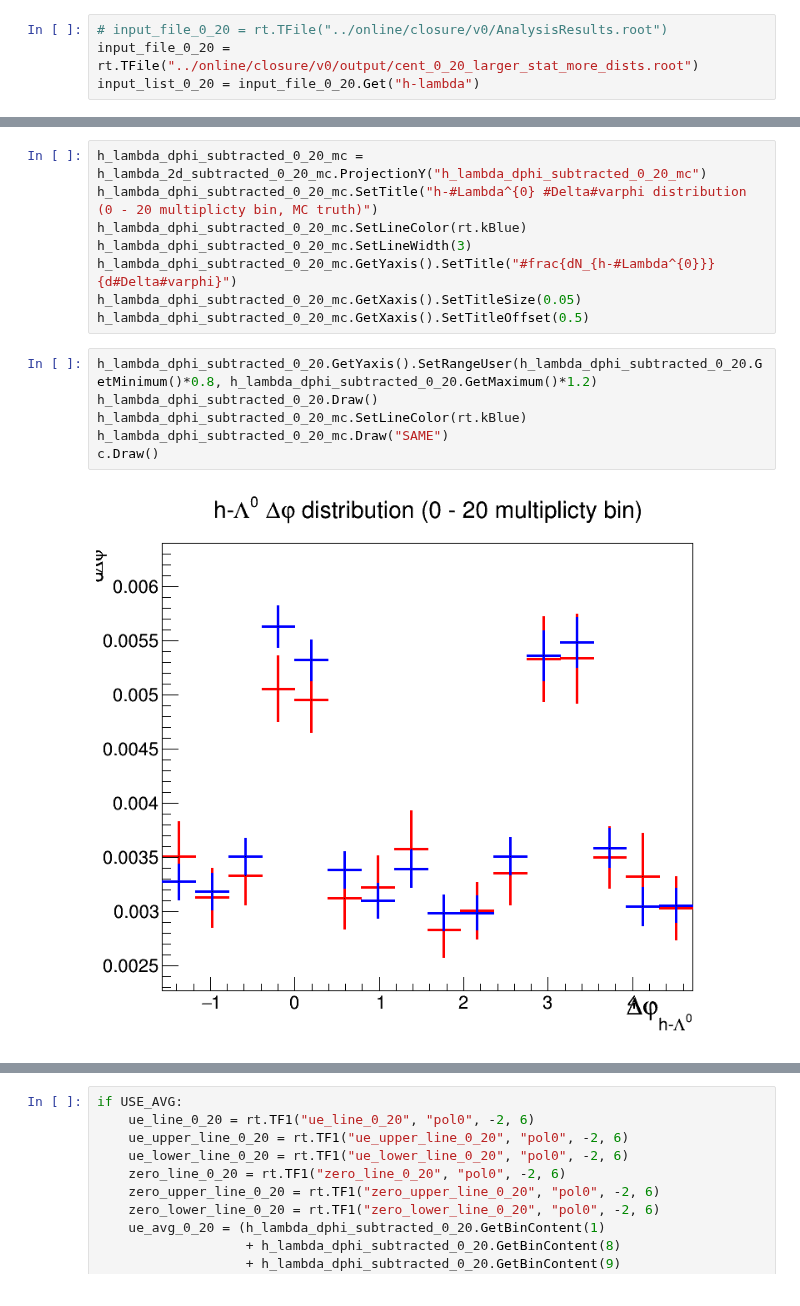
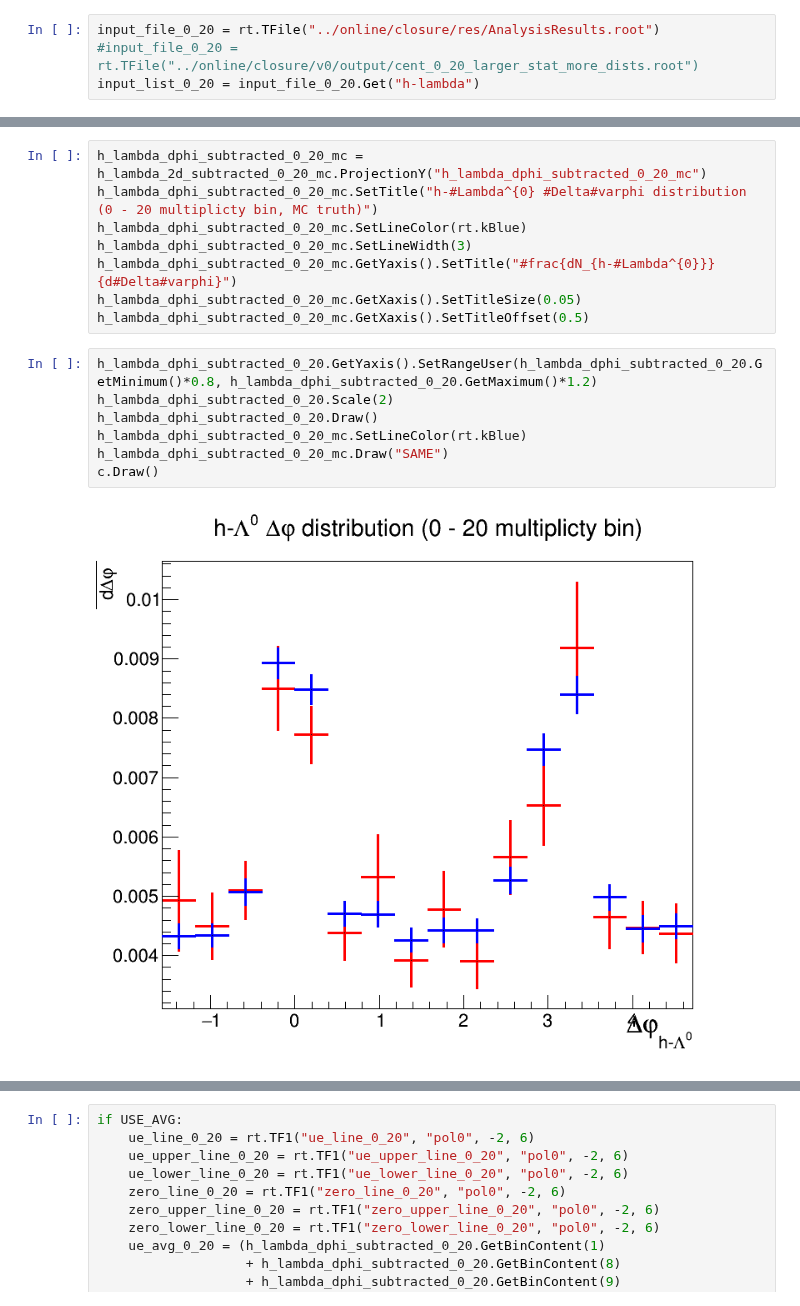
Before and after one commit to rhanniga/lambda-over-hadron, a Jupyter notebook: mc/offline/v0_closure_test.ipynb, the cells around one changed output, grey strips where cells are left out. Saved outputs shown, nothing was run; the diff lists cells and outputs as text.

```diff
--- a/mc/offline/v0_closure_test.ipynb
+++ b/mc/offline/v0_closure_test.ipynb
@@ -40,6 +40,6 @@ Warning in <TCanvas::Constructor>: Deleting canvas with same name: main_canvas
 # %%
-# input_file_0_20 = rt.TFile("../online/closure/v0/AnalysisResults.root")
-input_file_0_20 = rt.TFile("../online/closure/v0/output/cent_0_20_larger_stat_more_dists.root")
+input_file_0_20 = rt.TFile("../online/closure/res/AnalysisResults.root")
+#input_file_0_20 = rt.TFile("../online/closure/v0/output/cent_0_20_larger_stat_more_dists.root")
 input_list_0_20 = input_file_0_20.Get("h-lambda")
 # %%
 trig_dist_0_20 = input_list_0_20.FindObject("fTriggerDistEff_checkMC")
@@ -627,12 +617,13 @@ h_lambda_dphi_subtracted_0_20_mc.GetXaxis().SetTitleSize(0.05)
 h_lambda_dphi_subtracted_0_20_mc.GetXaxis().SetTitleOffset(0.5)
 # %%
 h_lambda_dphi_subtracted_0_20.GetYaxis().SetRangeUser(h_lambda_dphi_subtracted_0_20.GetMinimum()*0.8, h_lambda_dphi_subtracted_0_20.GetMaximum()*1.2)
+h_lambda_dphi_subtracted_0_20.Scale(2)
 h_lambda_dphi_subtracted_0_20.Draw()
 h_lambda_dphi_subtracted_0_20_mc.SetLineColor(rt.kBlue)
 h_lambda_dphi_subtracted_0_20_mc.Draw("SAME")
 c.Draw()
 # %% [output]
-[figure, old version]
+[figure, new version]
 # %%
 hl_closure_ratio_0_20_fit = rt.TF1("hl_closure_ratio_fit_0_20", "pol0", -2, 5)
 hl_closure_ratio_0_20_fit.SetLineColor(rt.kBlue)
```
Also changed, not shown: parts of 28 cells of this notebook, 2 other files.
